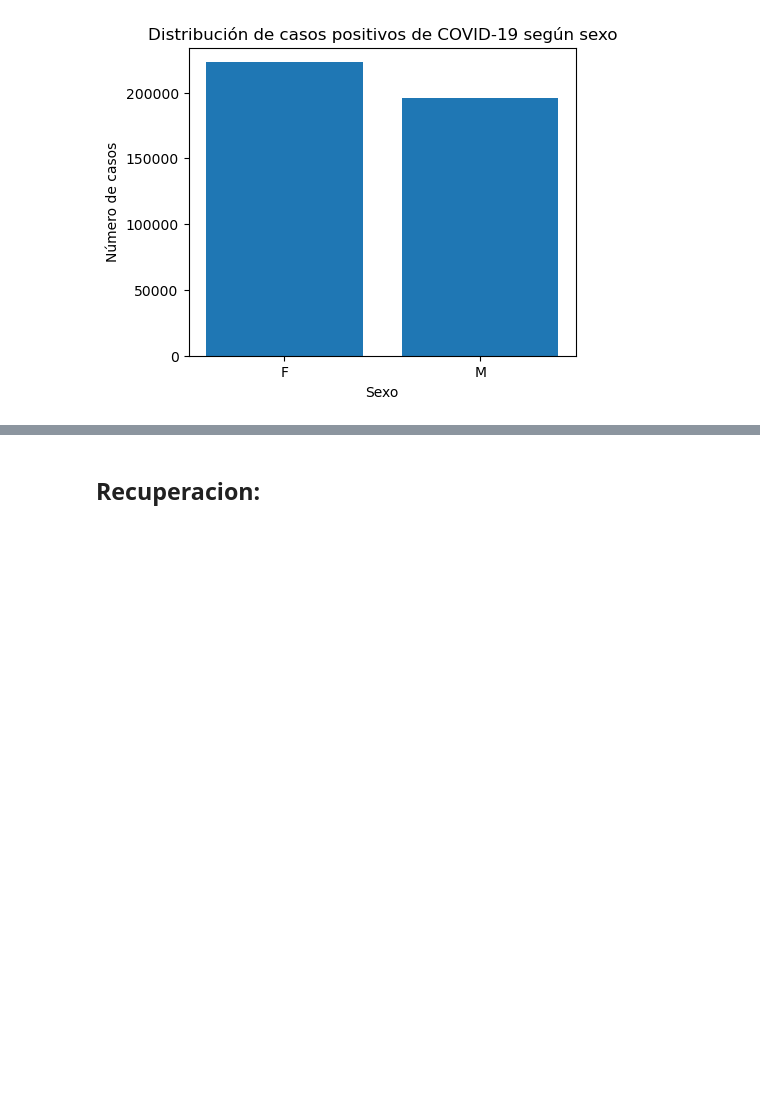
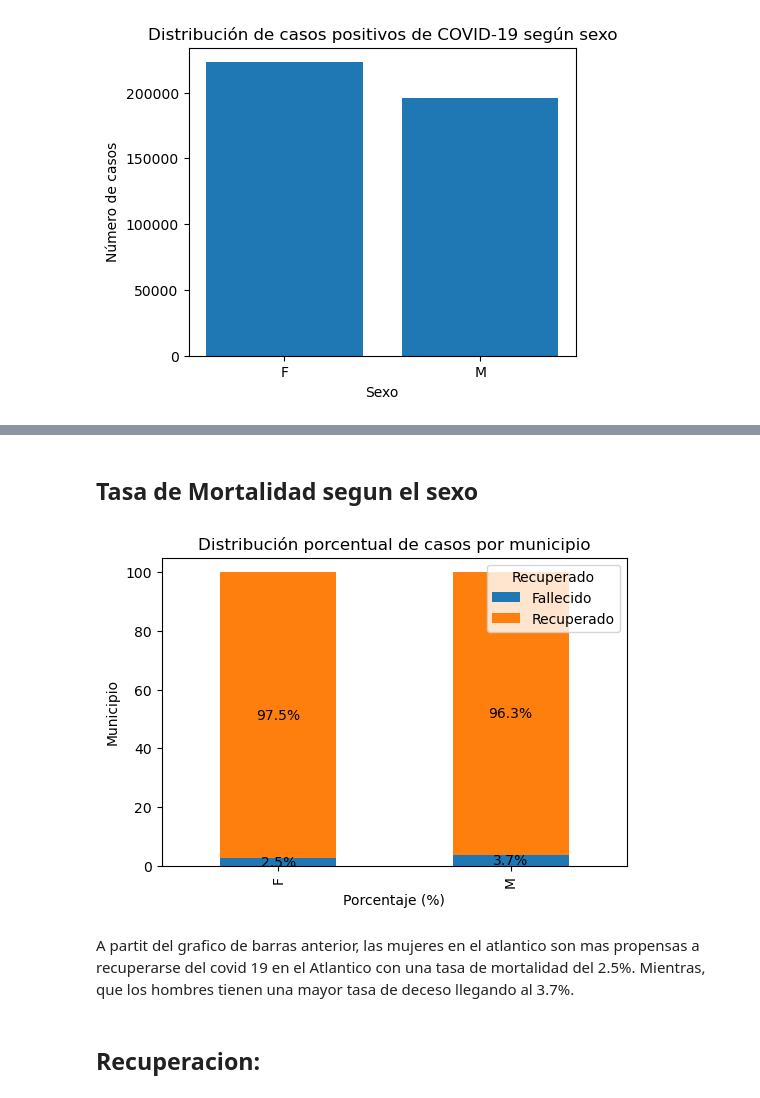
Before and after one commit to JuanesGarciaGomez/EDA-CASOS-POSITIVOS-COVID-19-EN-EL-ATLANTICO, a Jupyter notebook: eda_covid19.ipynb, the cells around one changed output, grey strips where cells are left out. Saved outputs shown, nothing was run; the diff lists cells and outputs as text; code cells hidden in the pictures; blank space fills up the shorter version.

```diff
--- a/eda_covid19.ipynb
+++ b/eda_covid19.ipynb
@@ -397,3 +456,33 @@ En este grafico de barras, se puede observar que hay mayor cantidad de casos pos
+# %% [markdown]
+## Tasa de Mortalidad segun el sexo
+# %%
+
+tabla = pd.crosstab(
+    df["Sexo"],
+    df["Recuperado"],
+    normalize="index"
+) * 100
+
+tabla = tabla[["Fallecido", "Recuperado"]]
+
+ax = tabla.plot(
+    kind="bar",
+    stacked=True,
+    figsize=(6,4)
+)
+
+plt.title("Distribución porcentual de casos por municipio")
+plt.xlabel("Porcentaje (%)")
+plt.ylabel("Municipio")
+
+for container in ax.containers:
+    ax.bar_label(container, fmt="%.1f%%", label_type="center")
+
+plt.show()
+# %% [output]
+[figure, added]
+# %% [markdown]
+A partit del grafico de barras anterior, las mujeres en el atlantico son mas propensas a recuperarse del covid 19 en el Atlantico con una tasa de mortalidad del 2.5%. Mientras, que los hombres tienen una mayor tasa de deceso llegando al 3.7%.
 # %% [markdown]
 ## Recuperacion:
 # %%
```
Also changed, not shown: parts of 20 cells of this notebook, 1 other file.
